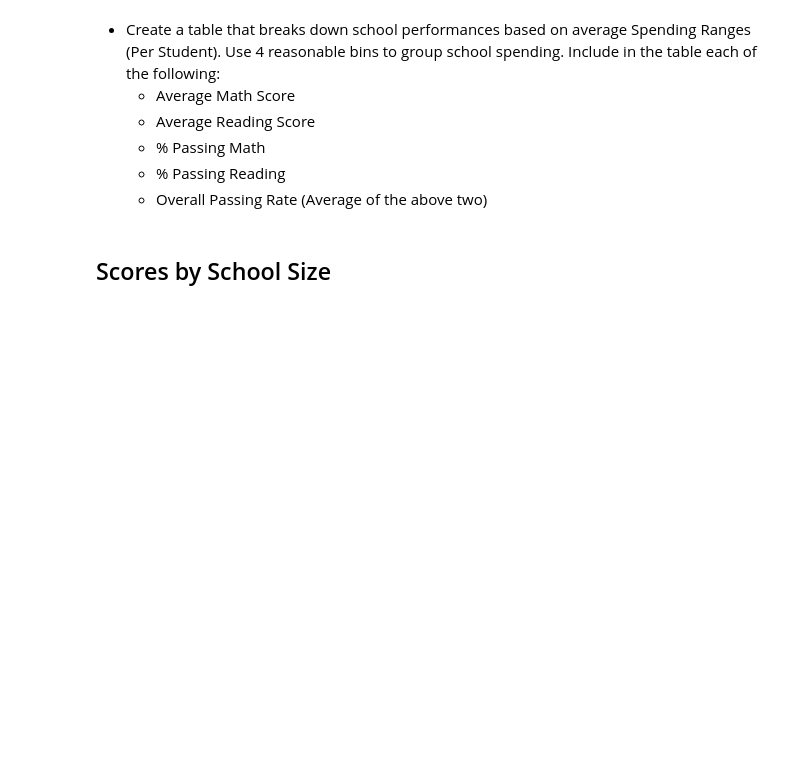
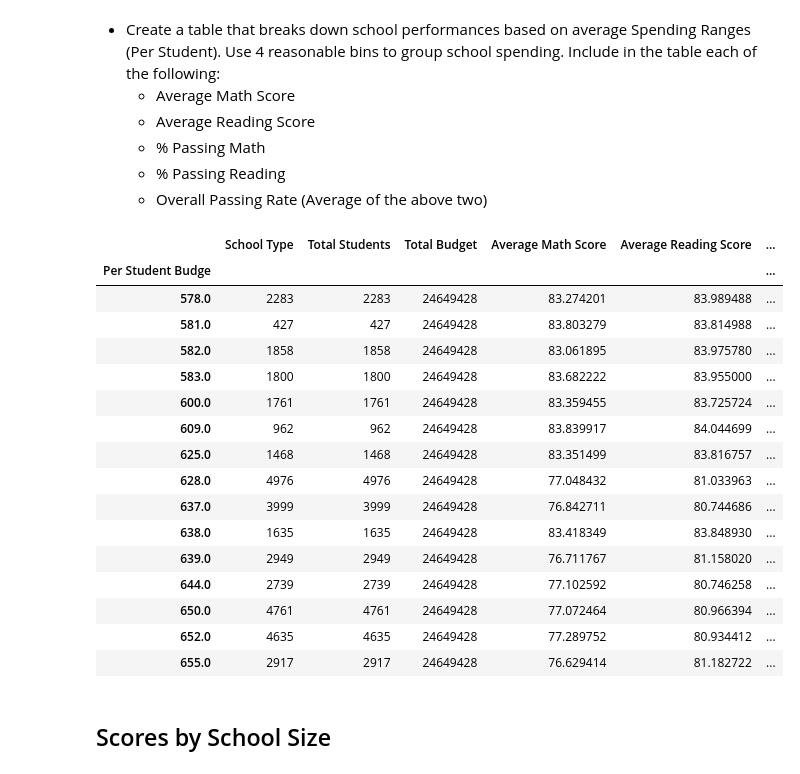
Before and after one commit to ismahanadan/PyCity-Schools-Test-Results-Analysis, a Jupyter notebook: PyCitySchools/PyCitySchools_starter.ipynb, the cells around one changed output. Drawn from its saved outputs; the diff is of its cells as text; code cells hidden in the pictures; blank space fills up the shorter version.

```diff
--- a/PyCitySchools/PyCitySchools_starter.ipynb
+++ b/PyCitySchools/PyCitySchools_starter.ipynb
@@ -511,6 +545,30 @@ math_scores_by_grade
   * % Passing Math
   * % Passing Reading
   * Overall Passing Rate (Average of the above two)
+# %%
+#Create the bins
+bins = [585, 585-630, 630-645, 645-680]
+
+per_student_spending_df = school_summary_df.groupby("Per Student Budge")
+per_student_spending_df.max()
+# %% [output]
+|  | School Type | Total Students | Total Budget | Average Math Score | Average Reading Score | ... |
+| Per Student Budge |  |  |  |  |  | ... |
+| 578.0 | 2283 | 2283 | 24649428 | 83.274201 | 83.989488 | ... |
+| 581.0 | 427 | 427 | 24649428 | 83.803279 | 83.814988 | ... |
+| 582.0 | 1858 | 1858 | 24649428 | 83.061895 | 83.975780 | ... |
+| 583.0 | 1800 | 1800 | 24649428 | 83.682222 | 83.955000 | ... |
+| 600.0 | 1761 | 1761 | 24649428 | 83.359455 | 83.725724 | ... |
+| 609.0 | 962 | 962 | 24649428 | 83.839917 | 84.044699 | ... |
+| 625.0 | 1468 | 1468 | 24649428 | 83.351499 | 83.816757 | ... |
+| 628.0 | 4976 | 4976 | 24649428 | 77.048432 | 81.033963 | ... |
+| 637.0 | 3999 | 3999 | 24649428 | 76.842711 | 80.744686 | ... |
+| 638.0 | 1635 | 1635 | 24649428 | 83.418349 | 83.848930 | ... |
+| 639.0 | 2949 | 2949 | 24649428 | 76.711767 | 81.158020 | ... |
+| 644.0 | 2739 | 2739 | 24649428 | 77.102592 | 80.746258 | ... |
+| 650.0 | 4761 | 4761 | 24649428 | 77.072464 | 80.966394 | ... |
+| 652.0 | 4635 | 4635 | 24649428 | 77.289752 | 80.934412 | ... |
+| 655.0 | 2917 | 2917 | 24649428 | 76.629414 | 81.182722 | ... |
 # %% [markdown]
 ## Scores by School Size
 # %% [markdown]
```
Also changed, not shown: parts of 6 cells of this notebook.
